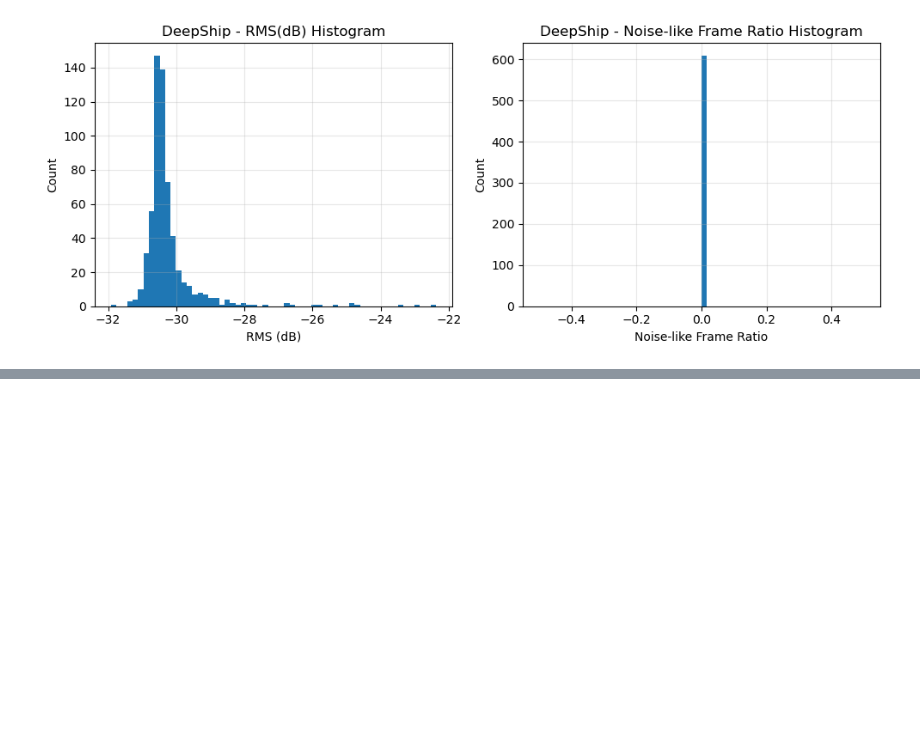
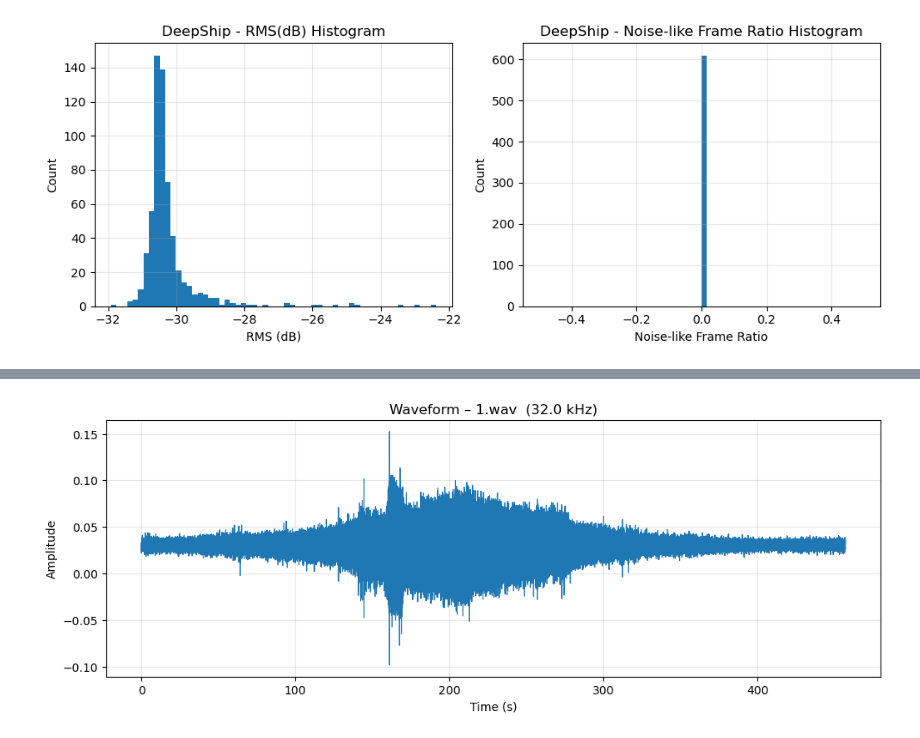
Before and after one commit to YoungBossX/Multi-feature-fusion-model-for-ship-audio, a Jupyter notebook: DeepShip_data_preprocess/eval_deepship.ipynb, the cells around one changed output, grey strips where cells are left out. Drawn from its saved outputs; the diff is of its cells as text; code cells hidden in the pictures; blank space fills up the shorter version.

```diff
--- a/DeepShip_data_preprocess/eval_deepship.ipynb
+++ b/DeepShip_data_preprocess/eval_deepship.ipynb
@@ -292,0 +295,19 @@ evaluate_denoising_need(
+# %%
+def plot_full_waveform(file_path: str, target_sr: int):
+    wav, sr = load_audio_mono(file_path, target_sr=target_sr)
+    time_axis = np.arange(len(wav)) / sr
+
+    plt.figure(figsize=(12, 4))
+    plt.plot(time_axis, wav, linewidth=0.8)
+    plt.title(f"Waveform – {Path(file_path).name}  ({sr/1000:.1f} kHz)")
+    plt.xlabel("Time (s)")
+    plt.ylabel("Amplitude")
+    plt.grid(alpha=0.3)
+    plt.tight_layout
+# %%
+plot_full_waveform(
+    r"X:\数据集\DeepShip\data_original\Cargo\20171104-1\1.wav",
+    target_sr=None,
+)
+# %% [output]
+[figure, added]
```
Also changed, not shown: parts of 2 cells of this notebook.
